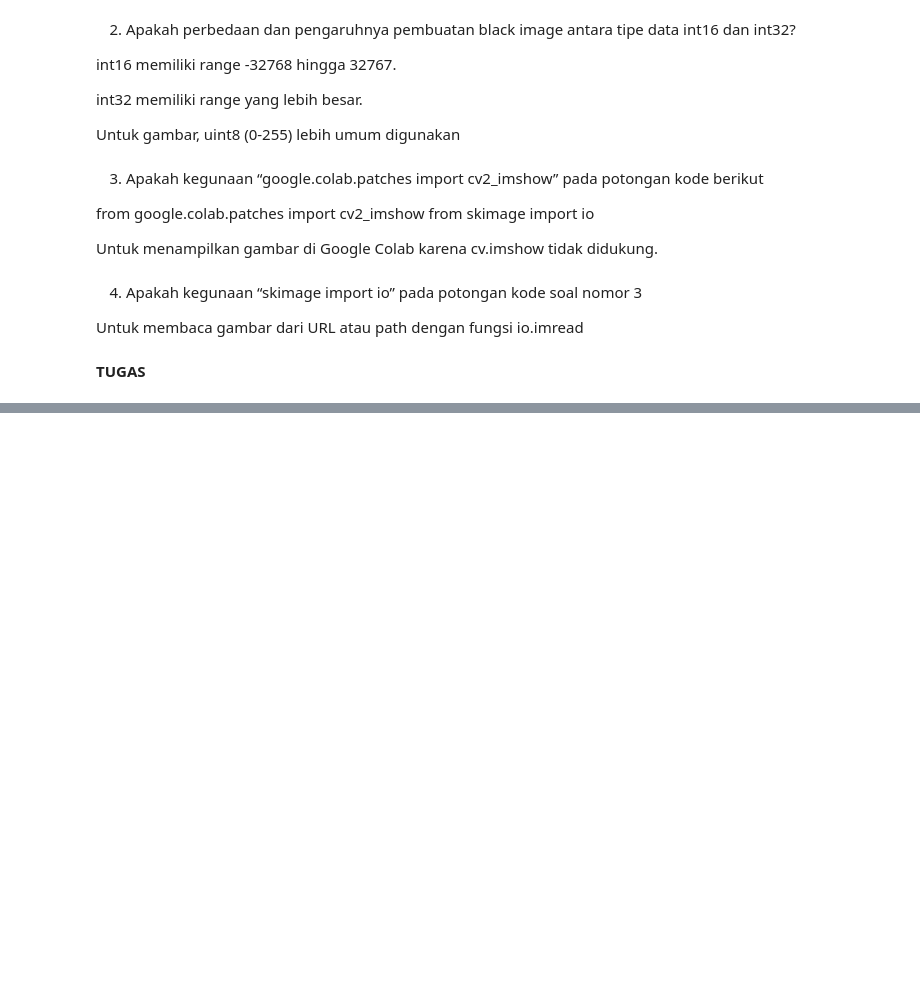
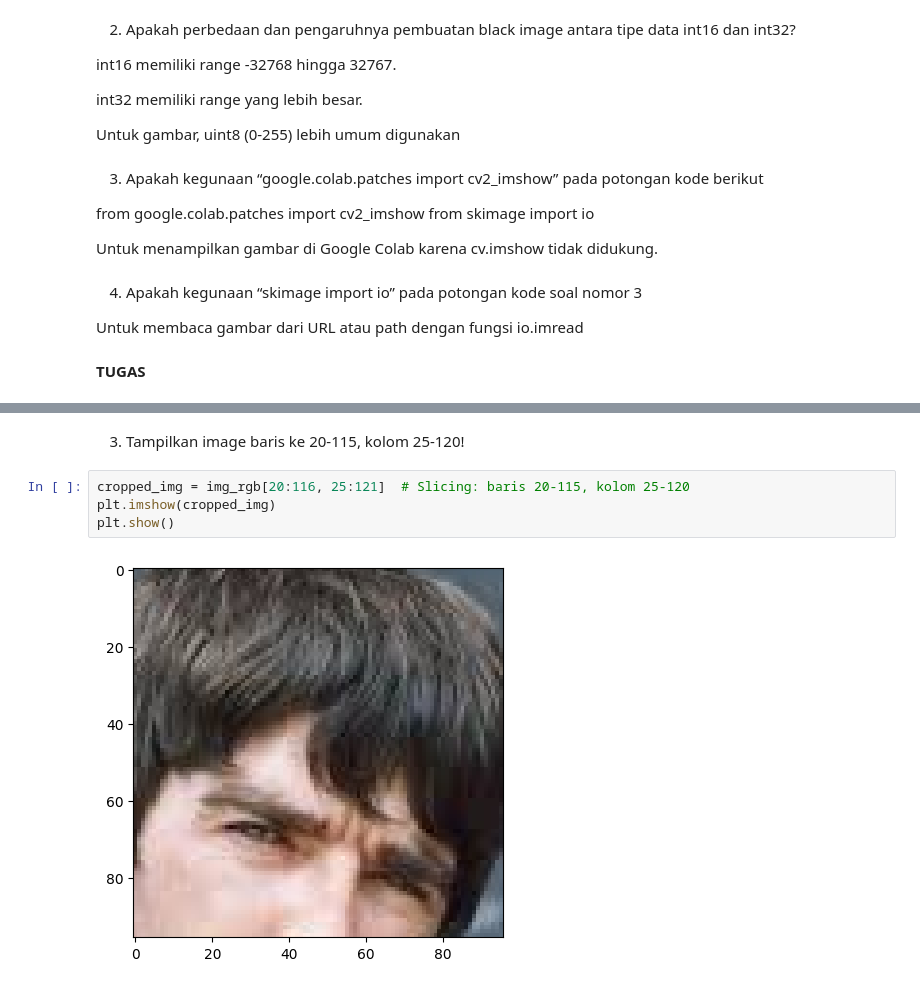
Before and after one commit to M-AdityoRahman/PCVK_Ganjil_2025, a Jupyter notebook: Week2.ipynb, the cells around one changed output, grey strips where cells are left out. Saved outputs shown, nothing was run; the diff lists cells and outputs as text; blank space fills up the shorter version.

```diff
--- a/Week2.ipynb
+++ b/Week2.ipynb
@@ -151,0 +183,8 @@ Untuk membaca gambar dari URL atau path dengan fungsi io.imread
+# %% [markdown]
+3. Tampilkan image baris ke 20-115, kolom 25-120!
+# %%
+cropped_img = img_rgb[20:116, 25:121]  # Slicing: baris 20-115, kolom 25-120
+plt.imshow(cropped_img)
+plt.show()
+# %% [output]
+[figure, added]
```
Also changed, not shown: parts of 18 cells of this notebook.
